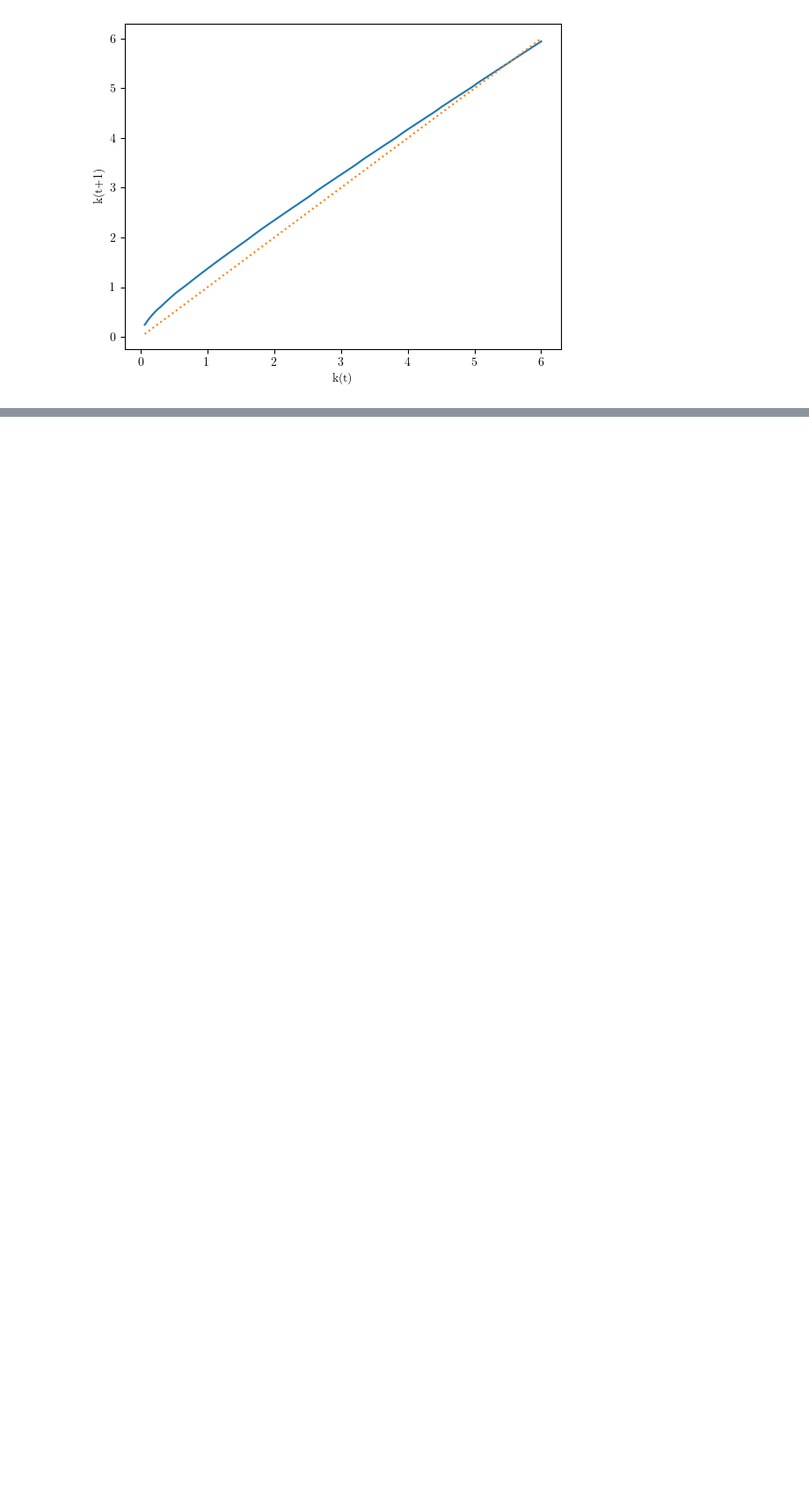
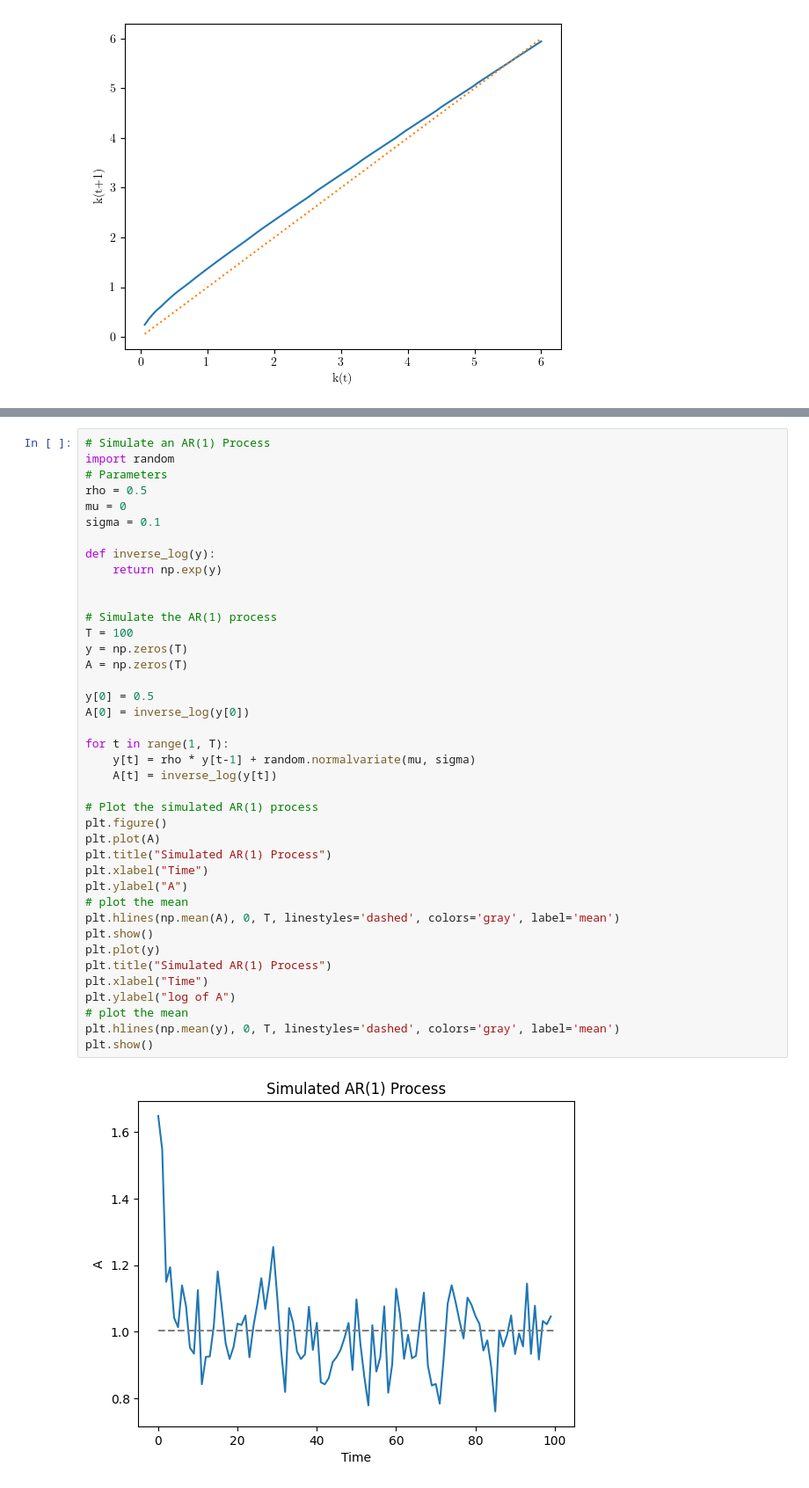
Before and after one commit to thanhqtran/tohoku_bootcamp, a Jupyter notebook: summer2023/math/simul_code.ipynb, the cells around one changed output, grey strips where cells are left out. Shown at 88% size. Cells and saved outputs as stored; diff of their text form; blank space fills up the shorter version.

```diff
--- a/summer2023/math/simul_code.ipynb
+++ b/summer2023/math/simul_code.ipynb
@@ -1059,0 +1119,42 @@ plt.show()
+# %%
+# Simulate an AR(1) Process
+import random
+# Parameters
+rho = 0.5
+mu = 0
+sigma = 0.1
+
+def inverse_log(y):
+    return np.exp(y)
+
+
+# Simulate the AR(1) process
+T = 100
+y = np.zeros(T)
+A = np.zeros(T)
+
+y[0] = 0.5
+A[0] = inverse_log(y[0])
+
+for t in range(1, T):
+    y[t] = rho * y[t-1] + random.normalvariate(mu, sigma)
+    A[t] = inverse_log(y[t])
+
+# Plot the simulated AR(1) process
+plt.figure()
+plt.plot(A)
+plt.title("Simulated AR(1) Process")
+plt.xlabel("Time")
+plt.ylabel("A")
+# plot the mean
+plt.hlines(np.mean(A), 0, T, linestyles='dashed', colors='gray', label='mean')
+plt.show()
+plt.plot(y)
+plt.title("Simulated AR(1) Process")
+plt.xlabel("Time")
+plt.ylabel("log of A")
+# plot the mean
+plt.hlines(np.mean(y), 0, T, linestyles='dashed', colors='gray', label='mean')
+plt.show()
+# %% [output]
+[figure, added]
```
Also changed, not shown: parts of 4 cells of this notebook, 9 other files.
